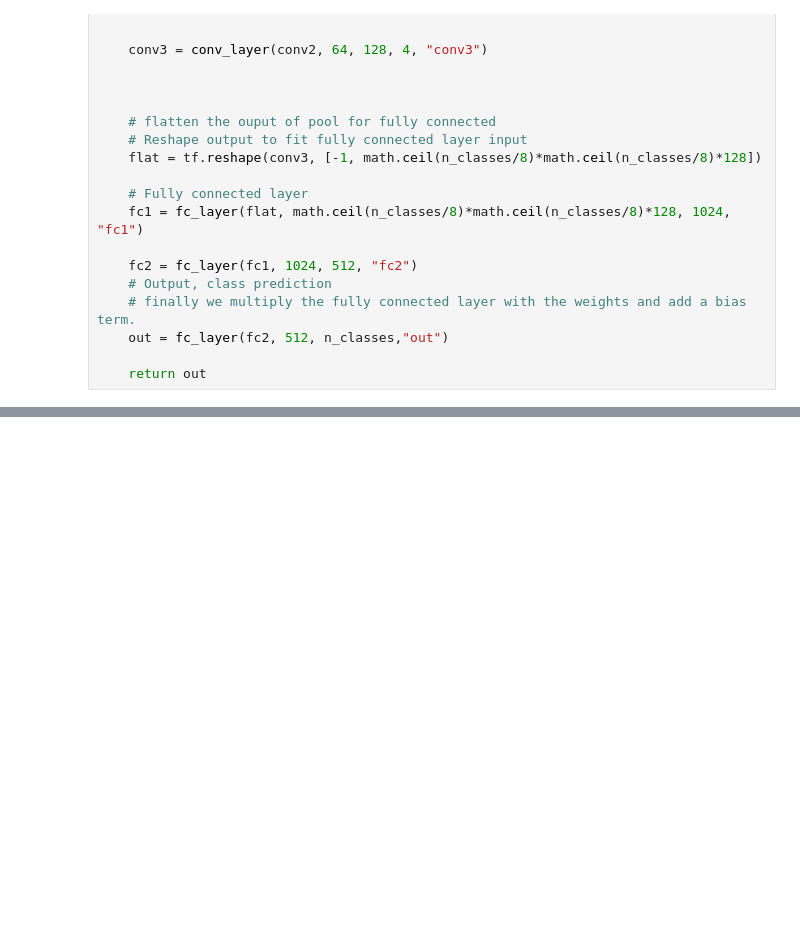
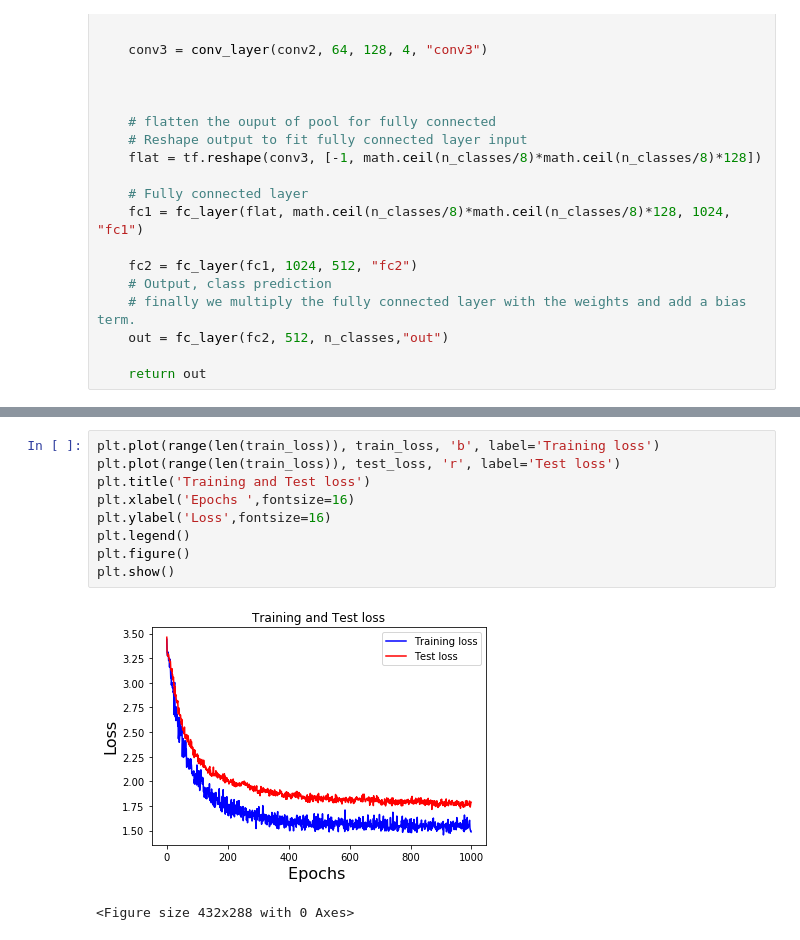
Before and after one commit to s-abdullah/AlphaCNN, a Jupyter notebook: AlphaCNN.ipynb, the cells around one changed output, grey strips where cells are left out. Saved outputs shown, nothing was run; the diff lists cells and outputs as text; blank space fills up the shorter version.

```diff
--- a/AlphaCNN.ipynb
+++ b/AlphaCNN.ipynb
@@ -329 +345,13 @@ Testing Accuracy: 0.81274
+# %%
+plt.plot(range(len(train_loss)), train_loss, 'b', label='Training loss')
+plt.plot(range(len(train_loss)), test_loss, 'r', label='Test loss')
+plt.title('Training and Test loss')
+plt.xlabel('Epochs ',fontsize=16)
+plt.ylabel('Loss',fontsize=16)
+plt.legend()
+plt.figure()
+plt.show()
+# %% [output]
+[figure, added]
+<Figure size 432x288 with 0 Axes>
 # %%
```
Also changed, not shown: parts of 8 cells of this notebook, 13 other files.
